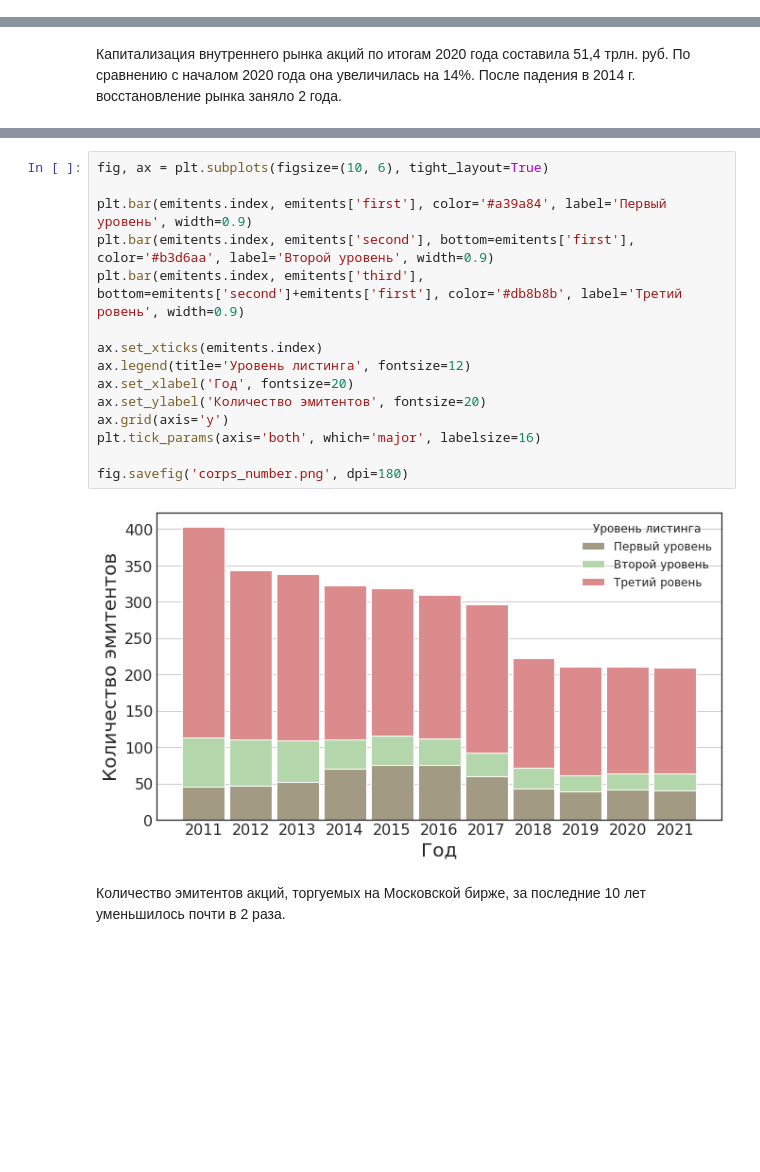
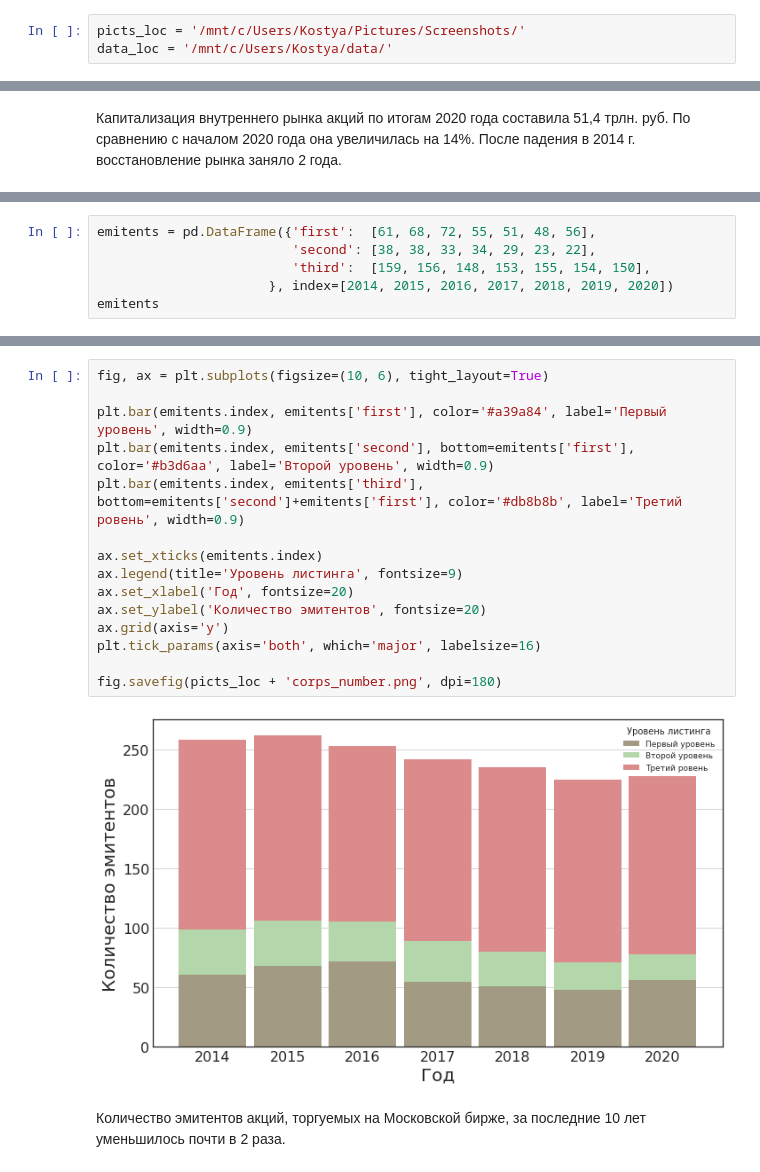
Before and after one commit to kostya-gh/stocks_prediction, a Jupyter notebook: market_cap.ipynb, the cells around one changed output, grey strips where cells are left out. Drawn from its saved outputs; the diff is of its cells as text; blank space fills up the shorter version.

```diff
--- a/market_cap.ipynb
+++ b/market_cap.ipynb
@@ -8,3 +7,6 @@ import seaborn as sns
 # %%
 plt.style.use('seaborn-white')
+# %%
+picts_loc = '/mnt/c/Users/Kostya/Pictures/Screenshots/'
+data_loc = '/mnt/c/Users/Kostya/data/'
 # %%
@@ -99,0 +88,6 @@ emitents
+# %%
+emitents = pd.DataFrame({'first':  [61, 68, 72, 55, 51, 48, 56],
+                         'second': [38, 38, 33, 34, 29, 23, 22],
+                         'third':  [159, 156, 148, 153, 155, 154, 150],
+                      }, index=[2014, 2015, 2016, 2017, 2018, 2019, 2020])
+emitents
@@ -100,20 +103,20 @@ emitents
 # %%
 fig, ax = plt.subplots(figsize=(10, 6), tight_layout=True)
 
 plt.bar(emitents.index, emitents['first'], color='#a39a84', label='Первый уровень', width=0.9)
 plt.bar(emitents.index, emitents['second'], bottom=emitents['first'], color='#b3d6aa', label='Второй уровень', width=0.9)
 plt.bar(emitents.index, emitents['third'], bottom=emitents['second']+emitents['first'], color='#db8b8b', label='Третий ровень', width=0.9)
 
 ax.set_xticks(emitents.index)
-ax.legend(title='Уровень листинга', fontsize=12)
+ax.legend(title='Уровень листинга', fontsize=9)
 ax.set_xlabel('Год', fontsize=20)
 ax.set_ylabel('Количество эмитентов', fontsize=20)
 ax.grid(axis='y')
 plt.tick_params(axis='both', which='major', labelsize=16)
 
-fig.savefig('corps_number.png', dpi=180)
+fig.savefig(picts_loc + 'corps_number.png', dpi=180)
 # %% [output]
-[figure, old version]
+[figure, new version]
 # %% [markdown]
   Количество эмитентов акций, торгуемых на Московской бирже, за последние 10 лет уменьшилось почти в 2 раза.
 # %%
```
Also changed, not shown: parts of 10 cells of this notebook, 1 other file.
